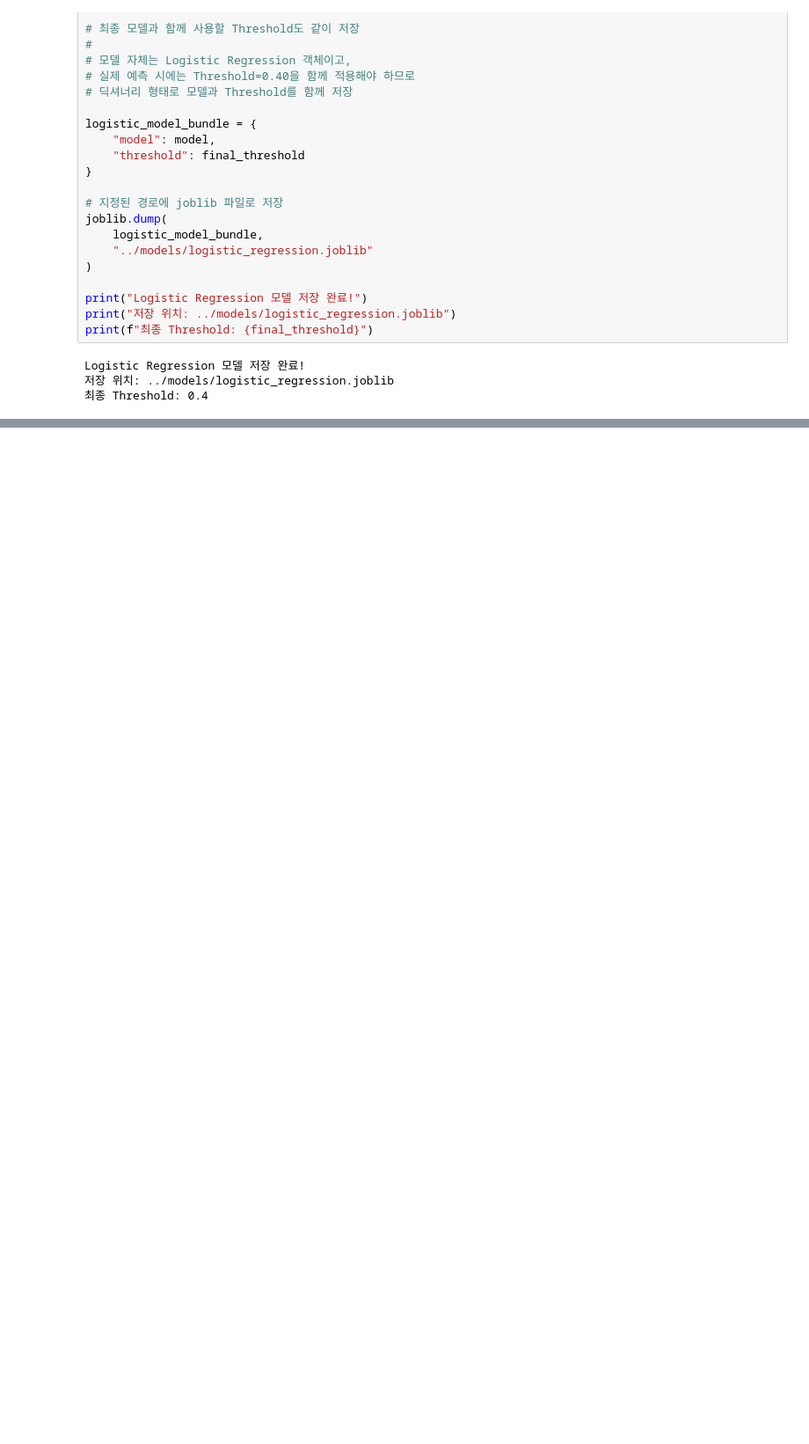
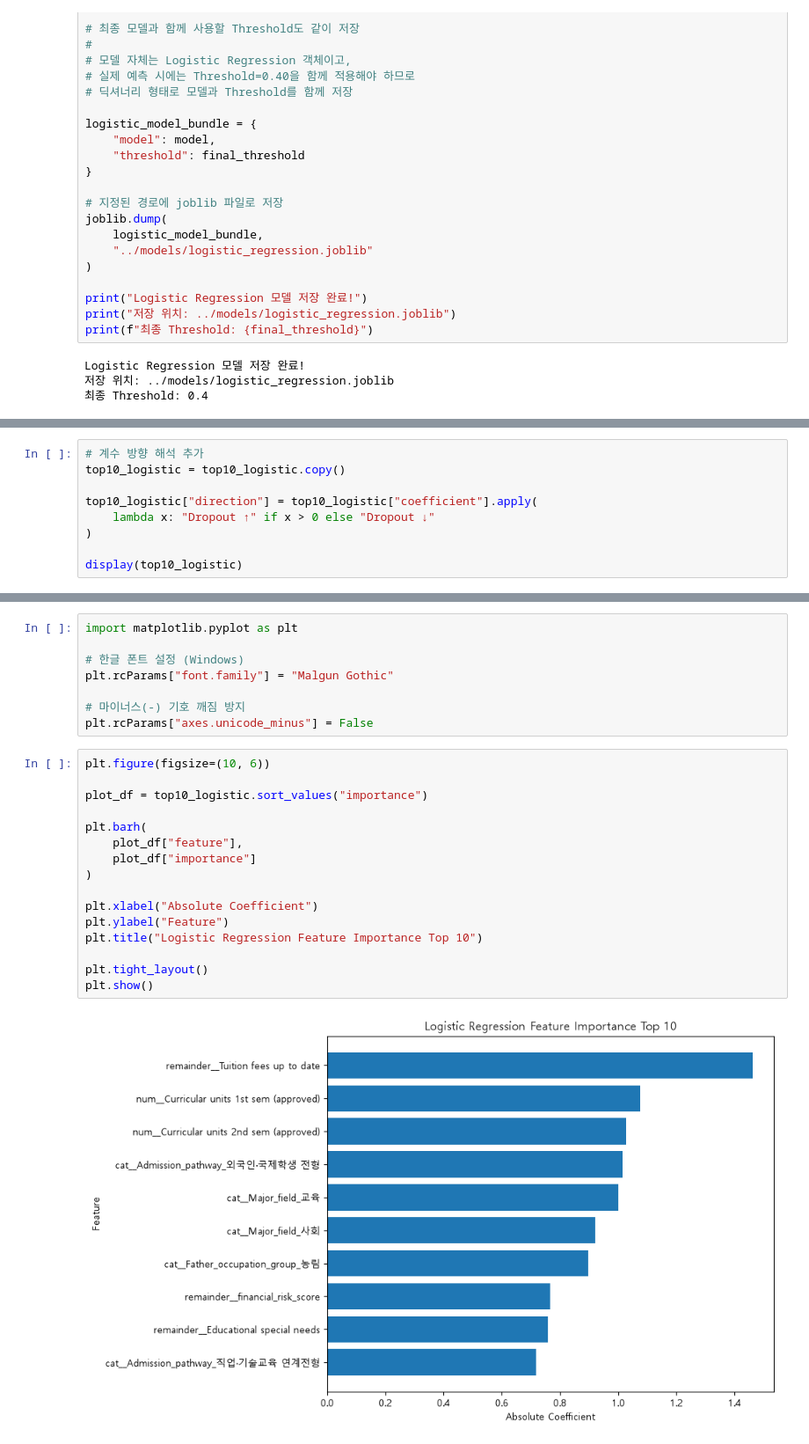
Before and after one commit to SKNETWORKS-FAMILY-AICAMP/SKN35-2nd-1Team, a Jupyter notebook: notebooks/modeling_logistic_regression.ipynb, the cells around one changed output, grey strips where cells are left out. Shown at 88% size. Saved outputs shown, nothing was run; the diff lists cells and outputs as text; blank space fills up the shorter version.

Commit message:
Add Logistic Regression and Random Forest reports with feature importance

```diff
--- a/notebooks/modeling_logistic_regression.ipynb
+++ b/notebooks/modeling_logistic_regression.ipynb
@@ -841,0 +899,9 @@ model_results
+# %%
+# 계수 방향 해석 추가
+top10_logistic = top10_logistic.copy()
+
+top10_logistic["direction"] = top10_logistic["coefficient"].apply(
+    lambda x: "Dropout ↑" if x > 0 else "Dropout ↓"
+)
+
+display(top10_logistic)
@@ -841,0 +920,26 @@ model_results
+# %%
+import matplotlib.pyplot as plt
+
+# 한글 폰트 설정 (Windows)
+plt.rcParams["font.family"] = "Malgun Gothic"
+
+# 마이너스(-) 기호 깨짐 방지
+plt.rcParams["axes.unicode_minus"] = False
+# %%
+plt.figure(figsize=(10, 6))
+
+plot_df = top10_logistic.sort_values("importance")
+
+plt.barh(
+    plot_df["feature"],
+    plot_df["importance"]
+)
+
+plt.xlabel("Absolute Coefficient")
+plt.ylabel("Feature")
+plt.title("Logistic Regression Feature Importance Top 10")
+
+plt.tight_layout()
+plt.show()
+# %% [output]
+[figure, added]
```
Also changed, not shown: parts of 5 cells of this notebook, 5 other files.
